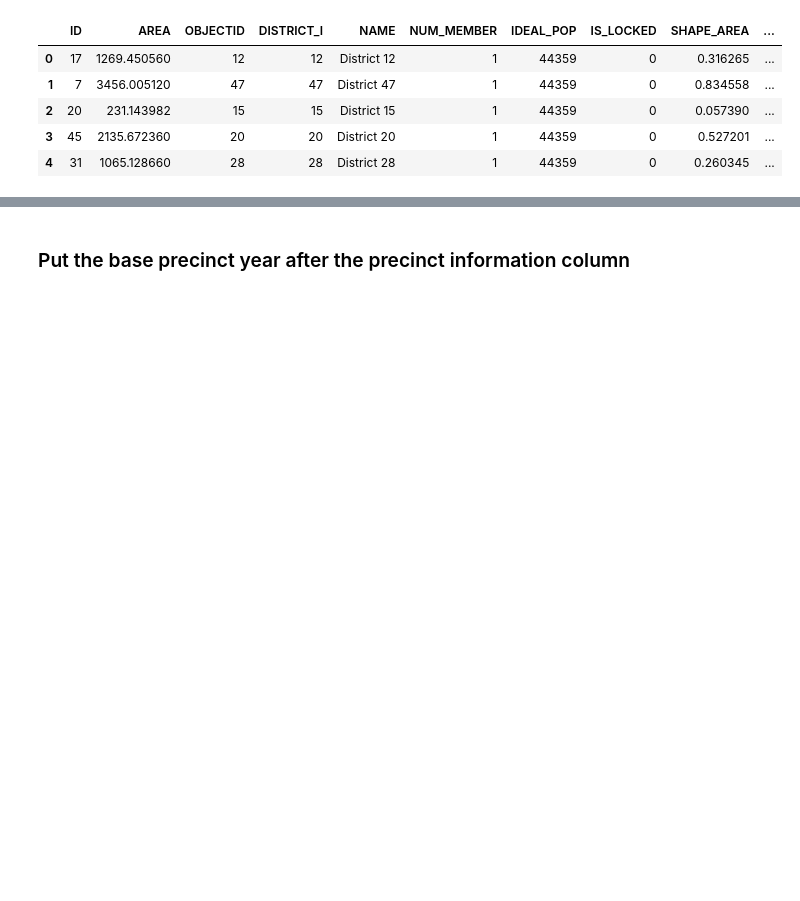
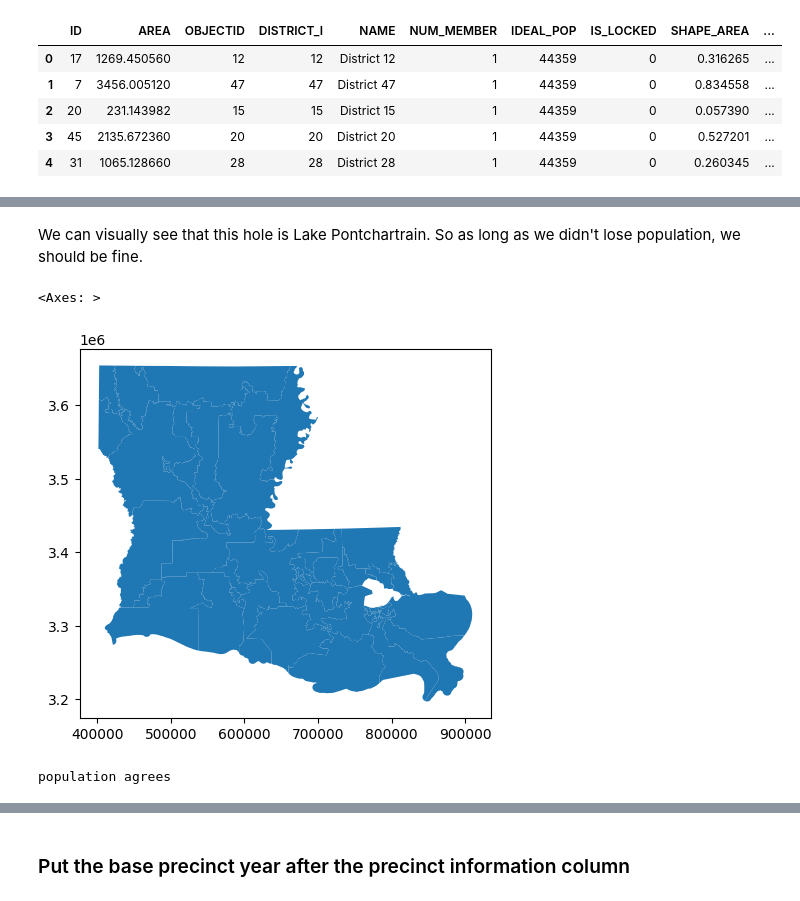
Before and after one commit to eveomett-states/Louisiana, a Jupyter notebook: la.ipynb, the cells around one changed output, grey strips where cells are left out. Saved outputs shown, nothing was run; the diff lists cells and outputs as text; code cells hidden in the pictures; blank space fills up the shorter version.

```diff
--- a/la.ipynb
+++ b/la.ipynb
@@ -288,9 +340,12 @@ population agrees
 # %% [markdown]
 ## Add the district data
 # %%
-cong_df = gpd.read_file(cd_data).to_crs('EPSG:4269')
-send = gpd.read_file(send_data).to_crs('EPSG:4269')
-hdist = gpd.read_file(hdist_data).to_crs('EPSG:4269')
+cong_df = gpd.read_file(cd_data)
+cong_df = cong_df.to_crs(cong_df.estimate_utm_crs())
+send = gpd.read_file(send_data)
+send = send.to_crs(send.estimate_utm_crs())
+hdist = gpd.read_file(hdist_data)
+hdist = hdist.to_crs(hdist.estimate_utm_crs())
 # %%
 cong_df.head()
 # %% [output]
@@ -335,0 +391,7 @@ election_df = add_district(hdist, "HDIST", election_df, "DISTRICT_I")
+# %% [markdown]
+We can visually see that this hole is Lake Pontchartrain.  So as long as we didn't lose population, we should be fine.
+# %%
+send.plot()
+# %% [output]
+<Axes: >
+[figure, added]
@@ -336,3 +400,7 @@ election_df = add_district(hdist, "HDIST", election_df, "DISTRICT_I")
+# %%
+check_population(population_df, vest_base)
+# %% [output]
+population agrees
 # %%
 election_df.columns
 # %% [output]
```
Also changed, not shown: parts of 29 cells of this notebook, 1 other file.
